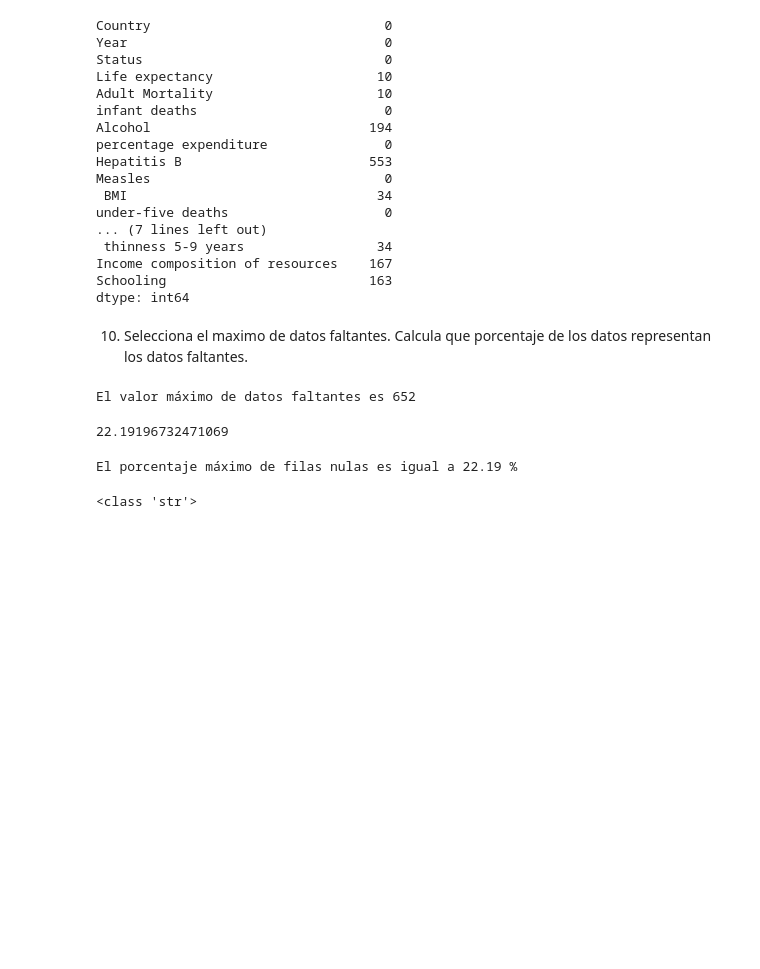
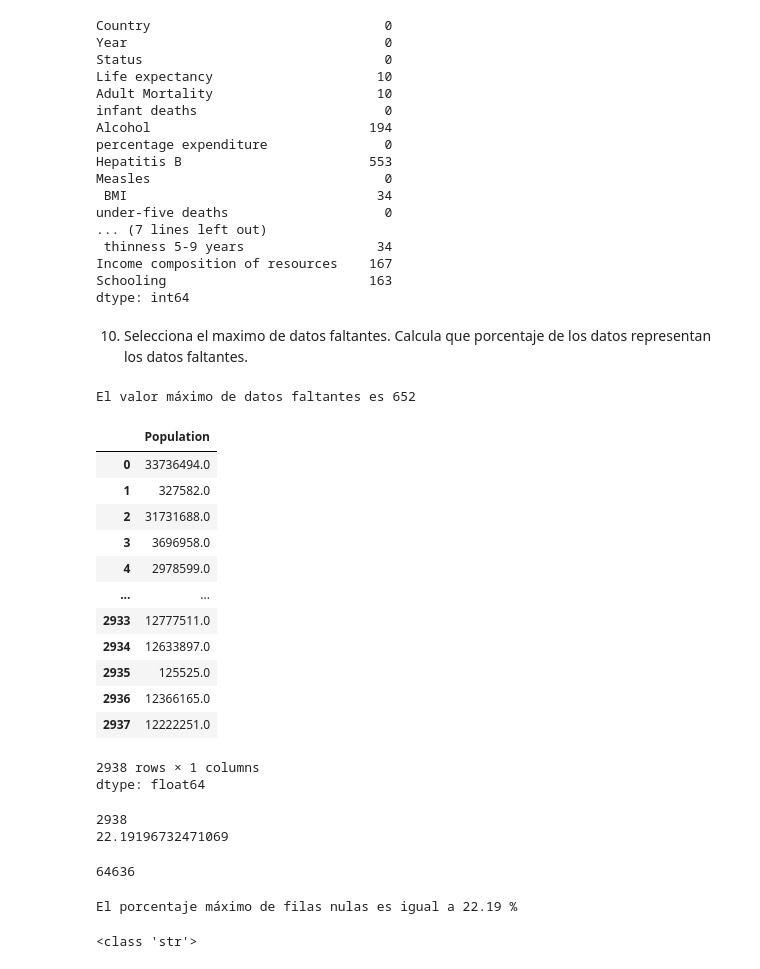
Before and after one commit to Flor-Si/Trabajos, a Jupyter notebook: TP7-Notebook_7.ipynb, the cells around one changed output. Saved outputs shown, nothing was run; the diff lists cells and outputs as text; code cells hidden in the pictures; blank space fills up the shorter version.

```diff
--- a/TP7-Notebook_7.ipynb
+++ b/TP7-Notebook_7.ipynb
@@ -199,17 +198,39 @@ masnan = expvida.isnull().sum().max()
 print(f"El valor máximo de datos faltantes es {masnan}")
 # %% [output]
 El valor máximo de datos faltantes es 652
+# %%
+expvida.iloc[:,17] #Esta es la columna que contine más la mayor contidad de nulos , lo que hago acá es traerla para mostrar cual es
+# %% [output]
+|  | Population |
+| 0 | 33736494.0 |
+| 1 | 327582.0 |
+| 2 | 31731688.0 |
+| 3 | 3696958.0 |
+| 4 | 2978599.0 |
+| ... | ... |
+| 2933 | 12777511.0 |
+| 2934 | 12633897.0 |
+| 2935 | 125525.0 |
+| 2936 | 12366165.0 |
+| 2937 | 12222251.0 |
+2938 rows × 1 columns
+dtype: float64
 # %%
 # Obtengo la cantidad de filas total y divido el maximo valor de datos faltantes por este numero
 # y lo multiplico por 100
 
-filas_total= len(expvida)
-
-resultado1 = (masnan / filas_total) * 100
-
-print(resultado1)
+filas_total= len(expvida) #con esta función lo que hacemos es contar el total de filas
+print(filas_total)
+resultado1 = (masnan / filas_total) * 100 # Luego el valor Maximo que obtuve de nulos lo divido por el total de filas y multiplico por 100
+print(resultado1) # RTA del lo solicitadp 22,1919
 # %% [output]
+2938
 22.19196732471069
+# %%
+total_filas = expvida.size
+print(total_filas)
+# %% [output]
+64636
 # %%
 # Imprimo el maximo porcentaje de datos faltantes. Uso f-strings.
 
```
Also changed, not shown: parts of 4 cells of this notebook.
